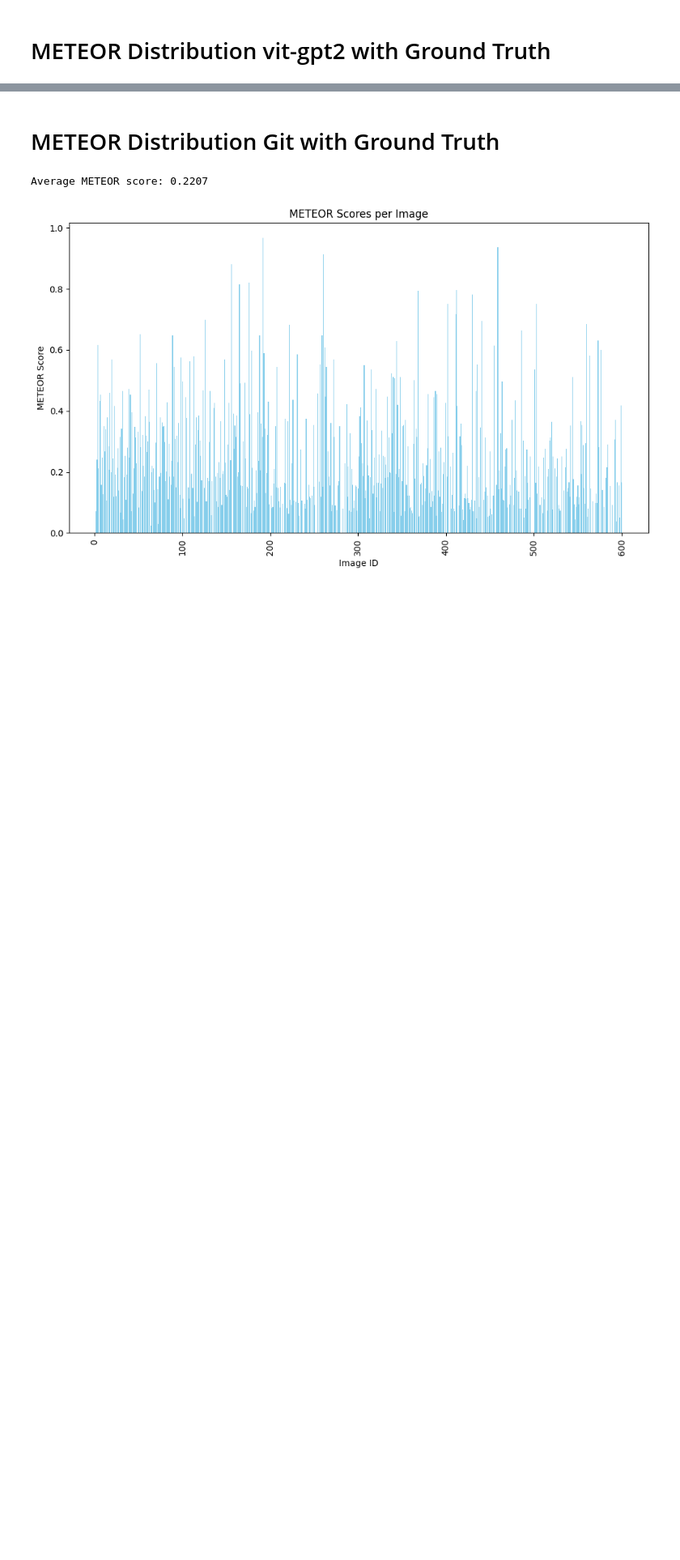
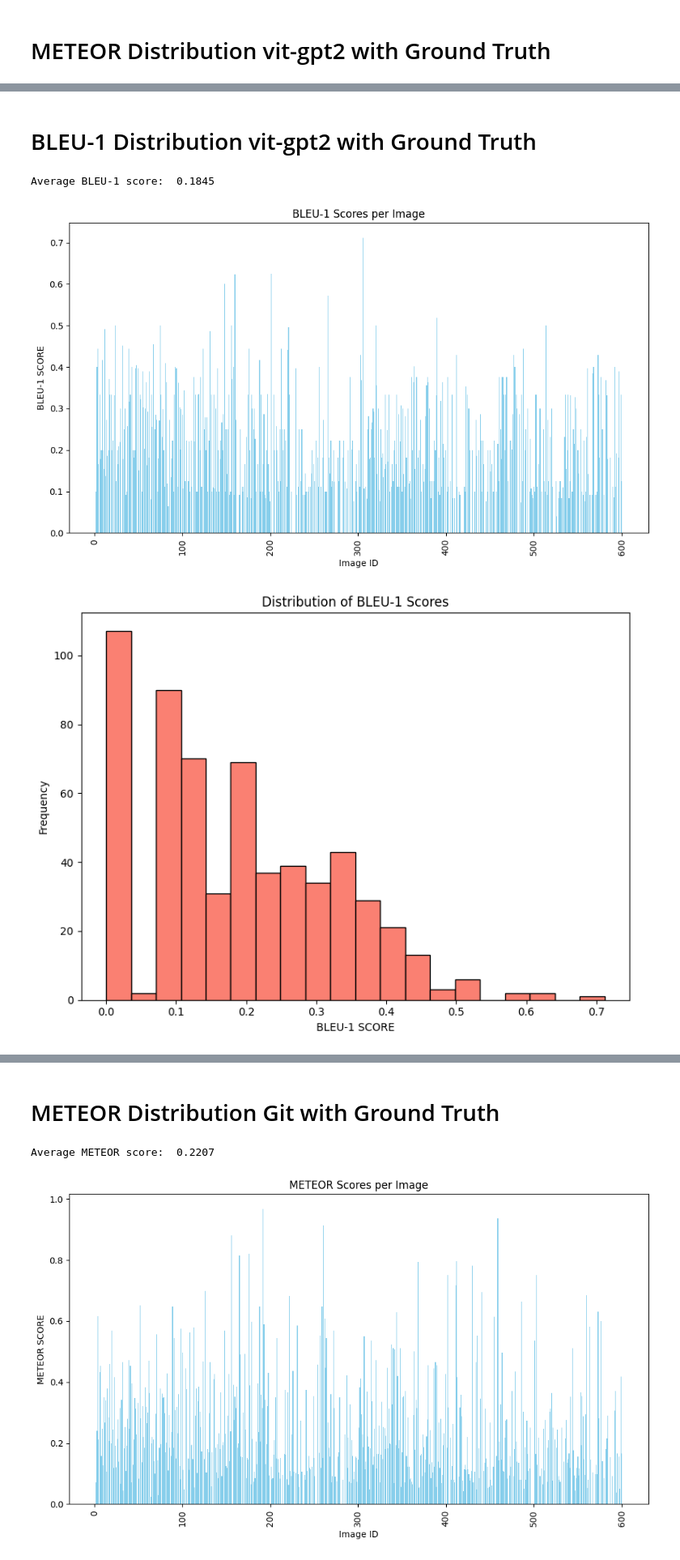
Before and after one commit to biraj094/image-caption-analysis, a Jupyter notebook: score.ipynb, the cells around one changed output, grey strips where cells are left out. Shown at 81% size. Saved outputs shown, nothing was run; the diff lists cells and outputs as text; code cells hidden in the pictures; blank space fills up the shorter version.

```diff
--- a/score.ipynb
+++ b/score.ipynb
@@ -221,0 +196,17 @@ def main_func(predictions_file, groundtruth_file):
+# %%
+def calculate_average_score(scores, flag = 0):
+    if flag == 'meteor':
+        title = "Average METEOR score:  "
+    if flag == 'bleu-1':
+        title = "Average BLEU-1 score:  "
+    if flag == 'bleu-2':
+        title = "Average BLEU-2 score:  "
+    if scores:
+        total_score = sum(scores.values())
+        average_meteor = total_score / len(scores)
+        average_meteor = round(average_meteor, 4)
+        print(title + str(average_meteor))
+        return average_meteor
+    else:
+        print("No METEOR scores were calculated.")
+        sys.exit(1)
@@ -222,3 +256,19 @@ def main_func(predictions_file, groundtruth_file):
+# %%
+def main_func(predictions_file, groundtruth_file,flag=0):
+    ground_truth = load_annotations(groundtruth_file)
+    predicted = load_annotations(predictions_file)
+    if flag == 'meteor':
+        meteor_scores = compute_meteor_scores(ground_truth, predicted)
+        calculate_average_score(meteor_scores,flag = 'meteor')
+        visualize_scores(meteor_scores,flag = 'meteor')
+    if flag == 'bleu-1':
+        bleu_scores = compute_bleu_scores(ground_truth, predicted,1)
+        calculate_average_score(bleu_scores,flag = 'bleu-1')
+        visualize_scores(bleu_scores,flag = 'bleu-1')
+    if flag == 'bleu-2':
+        bleu_scores = compute_bleu_scores(ground_truth, predicted,2)
+        calculate_average_score(bleu_scores,flag = 'bleu-2')
+        visualize_scores(bleu_scores,flag = 'bleu-2')
 # %% [markdown]
 # METEOR Distribution vit-gpt2 with Ground Truth
 # %%
@@ -232,0 +282,10 @@ Visualizations saved as 'meteor_scores_bar_chart.png' and 'meteor_scores_histogr
+# %% [markdown]
+# BLEU-1 Distribution vit-gpt2 with Ground Truth
+# %%
+groundtruth_file = "./captions/groundtruth-captions.json"
+predictions_file = "./captions/vit-gpt2-captions.json"
+main_func(predictions_file, groundtruth_file,flag="bleu-1")
+# %% [output]
+Average BLEU-1 score:  0.1845
+[figure, added]
+[figure, added]
```
Also changed, not shown: parts of 31 cells of this notebook, 45 other files.
